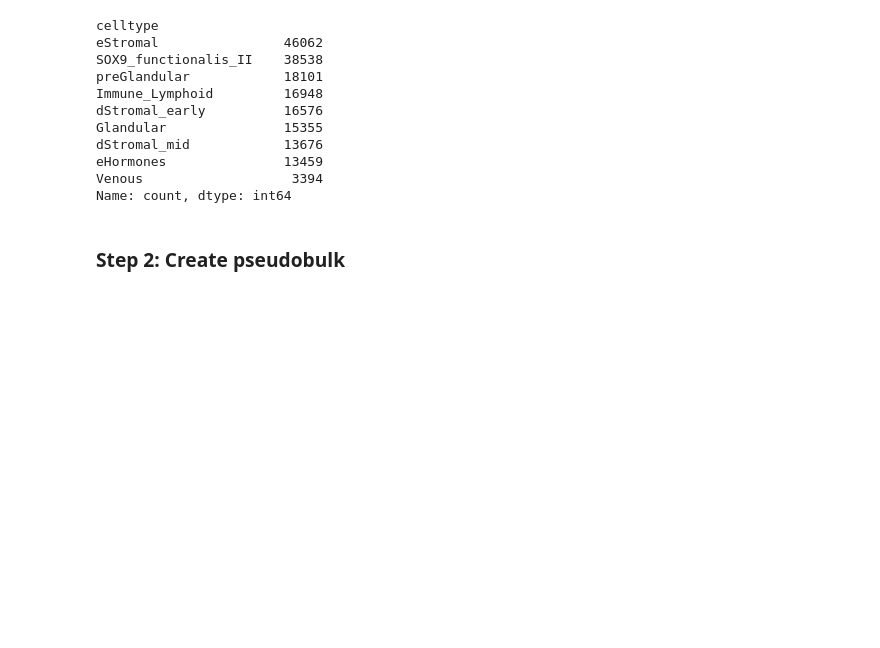
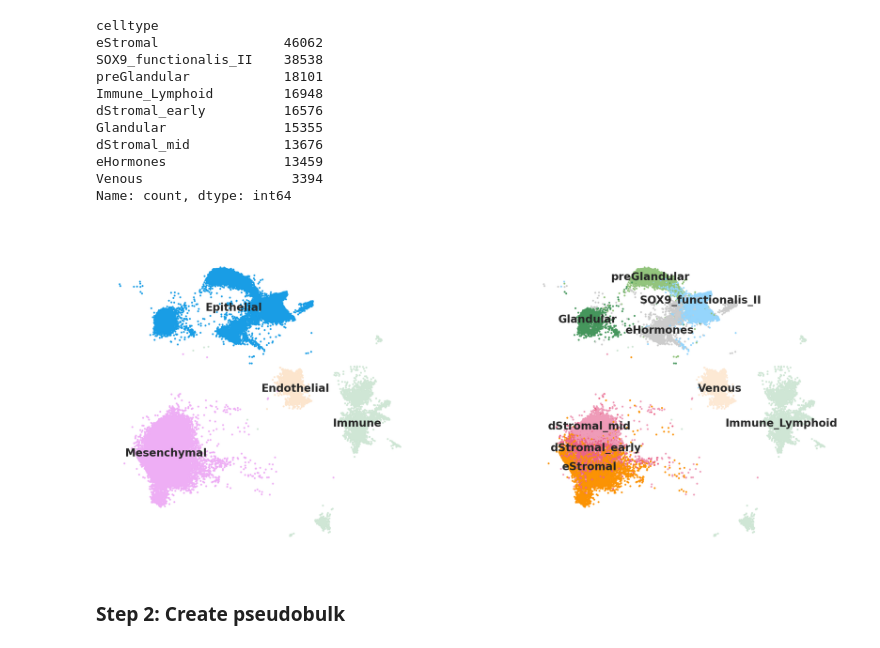
Before and after one commit to Eastmanmd/DECONVersation, a Jupyter notebook: tutorials/extracting_embeddings_from_pseudobulk_geneformer_cell_type.ipynb, the cells around one changed output. Cells and saved outputs as stored; diff of their text form; code cells hidden in the pictures; blank space fills up the shorter version.

```diff
--- a/tutorials/extracting_embeddings_from_pseudobulk_geneformer_cell_type.ipynb
+++ b/tutorials/extracting_embeddings_from_pseudobulk_geneformer_cell_type.ipynb
@@ -76,6 +94,28 @@ dStromal_mid            13676
 eHormones               13459
 Venous                   3394
 Name: count, dtype: int64
+# %%
+import scanpy as sc
+
+# Set global publication-ready defaults
+sc.set_figure_params(dpi=150, frameon=False, facecolor="white")
+
+# Enhanced plot call
+sc.pl.umap(
+    adata,
+    color=["lineage", "celltype"],
+    title=[" ", " "],
+    legend_loc="on data",        # Places text on cluster centroids to reduce legend clutter
+    legend_fontsize=8,
+    legend_fontweight="bold",
+    size=8,                     # Prevents overplotting (adjust based on cell count)
+    ncols=2,                     # Places plots side-by-side
+    wspace=0.25,                 # Spacing between plots
+    #frameon=True,
+    sort_order=False             # Shuffles cell rendering order to avoid masking small groups
+)
+# %% [output]
+[figure, added]
 # %%
 #sc.pl.umap(adata, color='celltype', frameon=False, size=15, palette='tab20')
 # %%
```
Also changed, not shown: parts of 55 cells of this notebook, 6 other files.
